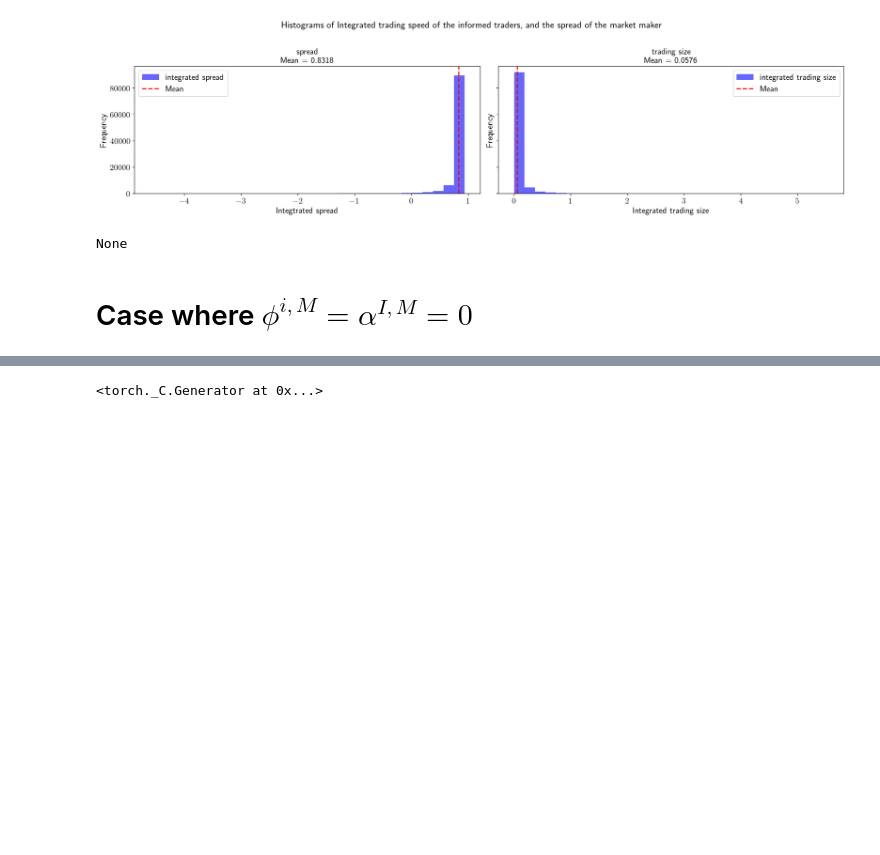
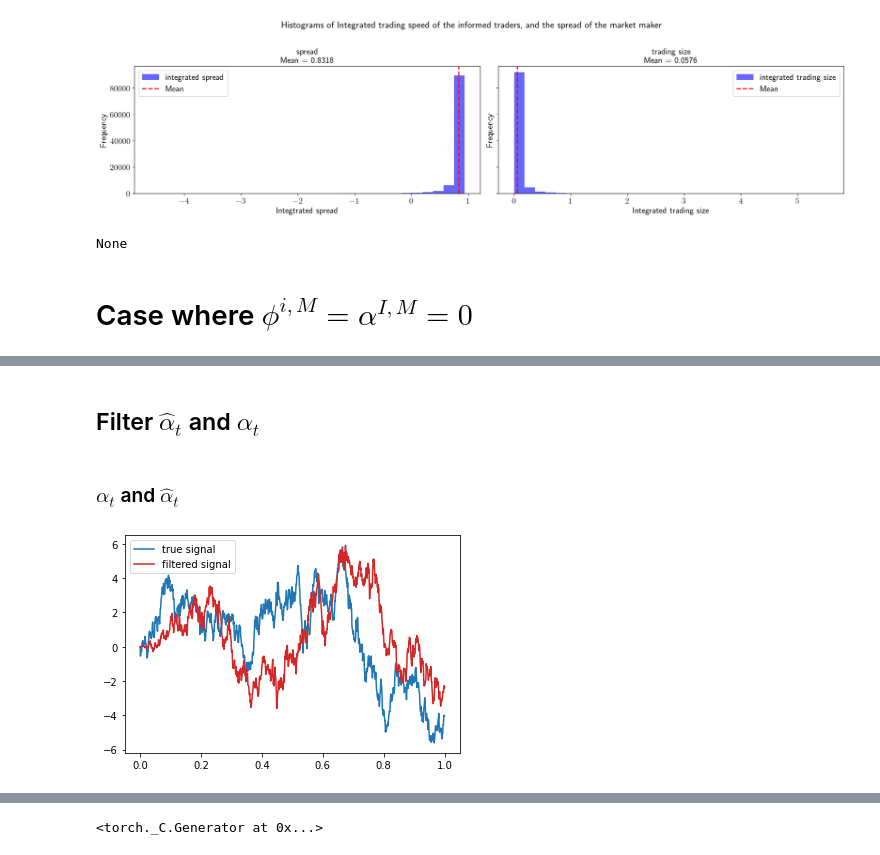
Before and after one commit to AdrienMathieu-eng/Nash-Equilibrium-, a Jupyter notebook: v2_FBSDE_nash.ipynb, the cells around one changed output, grey strips where cells are left out. Saved outputs shown, nothing was run; the diff lists cells and outputs as text; code cells hidden in the pictures; blank space fills up the shorter version.

```diff
--- a/v2_FBSDE_nash.ipynb
+++ b/v2_FBSDE_nash.ipynb
@@ -719,2 +722,49 @@ plt.show()
+# %% [markdown]
+## Filter $\hat{\alpha}_t$ and $\alpha_t$
+# %%
+def solve_riccati(P0=0.0):
+
+    # --- Équation de Riccati ---
+    def riccati_eq(t, P):
+        return - (P**2) - 2 * eta_a * P + (sigma_a**2)
+
+    # --- Schéma RK4 ---
+    def rk4_step(f, t, P, dt):
+        k1 = f(t, P)
+        k2 = f(t + 0.5 * dt, P + 0.5 * dt * k1)
+        k3 = f(t + 0.5 * dt, P + 0.5 * dt * k2)
+        k4 = f(t + dt, P + dt * k3)
+        return P + (dt / 6.0) * (k1 + 2*k2 + 2*k3 + k4)
+
+    # --- Intégration ---
+    t_values = np.linspace(0,T,N)
+    P_values = np.zeros(N)
+    P_values[0] = P0
+
+    for i in range(N-1):
+        P_values[i + 1] = rk4_step(riccati_eq, t_values[i], P_values[i], dt)
+
+    # Retourne les résultats sous forme de listes Python
+    return P_values
+# %% [markdown]
+### $\alpha_t$ and $\hat{\alpha}_t$
+# %%
+sigma_a = 10
+time = np.linspace(0,T,N)
+alpha = np.zeros(N)
+alpha_hat = np.zeros(N)
+S = np.zeros(N)
+P = solve_riccati()
+for t in range(N-1):
+    S[t+1] = S[t] + alpha[t]*dt + np.random.normal(0,1,1)*np.sqrt(dt)
+    alpha[t+1] = alpha[t] -eta_a *alpha[t]*dt + sigma_a * np.random.normal(0,1,1)*np.sqrt(dt)
+    alpha_hat[t+1] = alpha_hat[t] - eta_a*alpha_hat[t]*dt + P[t]*(S[t+1]-S[t]-alpha_hat[t]*dt)
+
+plt.plot(time,alpha,label='true signal',color='tab:blue')
+plt.plot(time,alpha_hat,label='filtered signal',color='tab:red')
+plt.legend()
+plt.show()
+# %% [output]
+[figure, added]
 # %%
 def comput():
```
Also changed, not shown: parts of 13 cells of this notebook.
